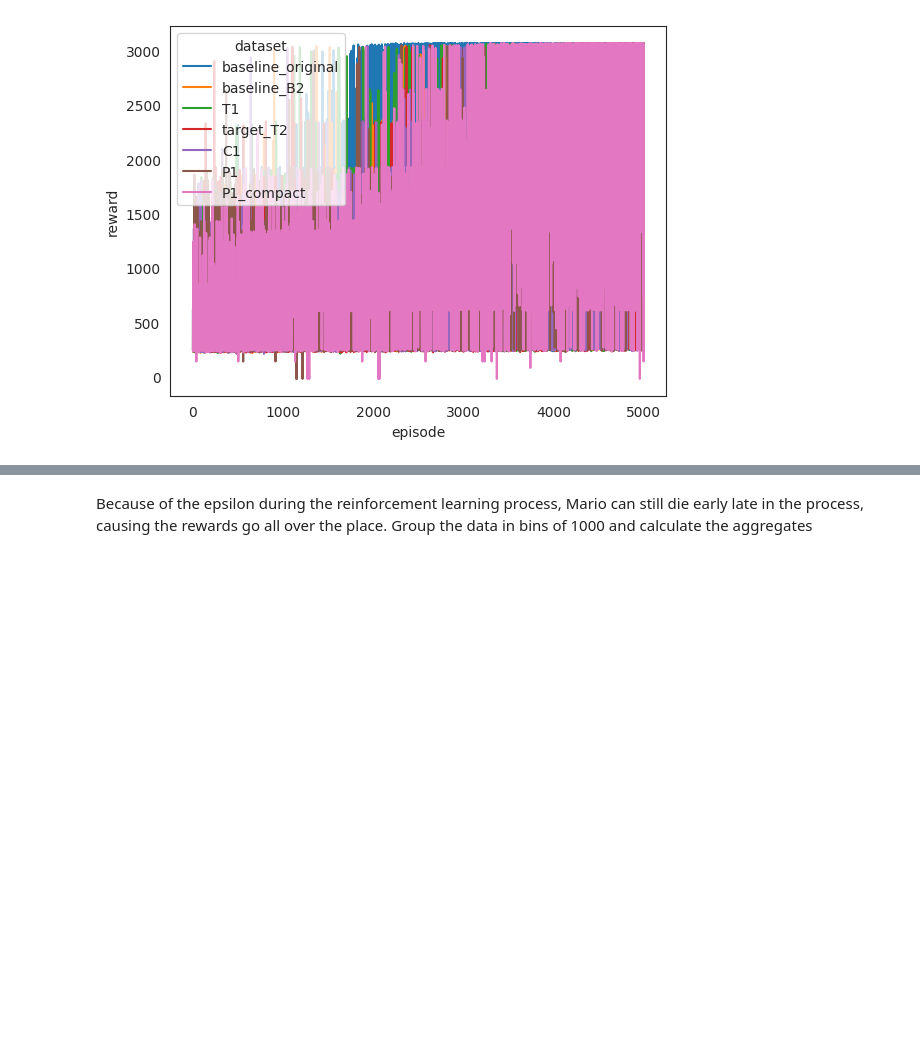
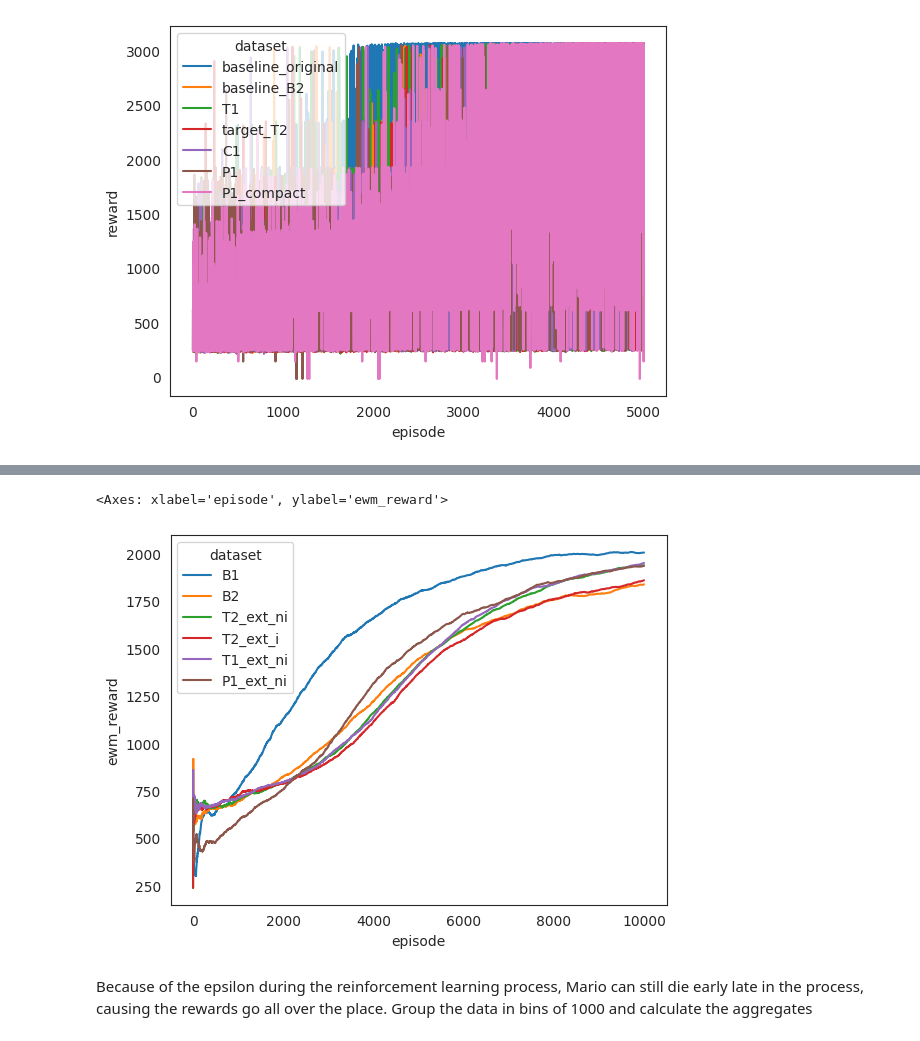
Before and after one commit to aggravated-monster/master, a Jupyter notebook: mario_visualisation/train.ipynb, the cells around one changed output, grey strips where cells are left out. Drawn from its saved outputs; the diff is of its cells as text; code cells hidden in the pictures; blank space fills up the shorter version.

```diff
--- a/mario_visualisation/train.ipynb
+++ b/mario_visualisation/train.ipynb
@@ -61,0 +84,19 @@ df_episodes7.head(5)
+# %%
+df_episodes13 = pd.read_csv("../results/20240510-09.15.32_T2_ext_i/logs/explain/20240510-09.15.32_T2_ext_i_episodes.csv", header=None)
+# add column names
+df_episodes13.columns =['timestamp', 'name', 'seed', 'total_steps', 'episode', 'episode_steps', 'reward', 'distance', 'velocity', 'game_time', 'game_score', 'flag', 'loss', 'epsilon', 'dataset']
+df_episodes13['ewm_reward'] = df_episodes13['reward'].ewm(alpha=0.0001).mean()
+df_episodes13['ewm_wins'] = df_episodes13['flag'].ewm(alpha=0.0001).mean()
+# %%
+df_episodes14 = pd.read_csv("../results/20240511-11.23.06_T1_ext_ni/logs/explain/20240511-11.23.06_T1_ext_ni_episodes.csv", header=None)
+# add column names
+df_episodes14.columns =['timestamp', 'name', 'seed', 'total_steps', 'episode', 'episode_steps', 'reward', 'distance', 'velocity', 'game_time', 'game_score', 'flag', 'loss', 'epsilon', 'dataset']
+df_episodes14['ewm_reward'] = df_episodes14['reward'].ewm(alpha=0.0001).mean()
+df_episodes14['ewm_wins'] = df_episodes14['flag'].ewm(alpha=0.0001).mean()
+# %%
+df_episodes15 = pd.read_csv("../results/20240512-10.23.55_P1_ext_ni/logs/explain/20240512-10.23.55_P1_ext_ni_episodes.csv", header=None)
+# add column names
+df_episodes15.columns =['timestamp', 'name', 'seed', 'total_steps', 'episode', 'episode_steps', 'reward', 'distance', 'velocity', 'game_time', 'game_score', 'flag', 'loss', 'epsilon', 'dataset']
+df_episodes15['ewm_reward'] = df_episodes15['reward'].ewm(alpha=0.0001).mean()
+df_episodes15['ewm_wins'] = df_episodes15['flag'].ewm(alpha=0.0001).mean()
+df_episodes15.head(5)
@@ -64,3 +128,5 @@ concatenated = pd.concat([df_episodes1, df_episodes2, df_episodes3, df_episodes4
+# %%
+concatenated_10000_ext = pd.concat([df_episodes8, df_episodes9, df_episodes12, df_episodes13, df_episodes14, df_episodes15])
 # %% [markdown]
 - total_steps: the total of steps executed during the run
 - episode: the episode over which the data is aggregated
@@ -88,3 +159,8 @@ sns.lineplot(x='episode', y='ewm_reward', data=concatenated, hue='dataset')
+# %%
+sns.lineplot(x='episode', y='ewm_reward', data=concatenated_10000_ext, hue='dataset')
+# %% [output]
+<Axes: xlabel='episode', ylabel='ewm_reward'>
+[figure, added]
 # %% [markdown]
 Because of the epsilon during the reinforcement learning process, Mario can still die early late in the process, causing the rewards go all over the place.
 Group the data in bins of 1000 and calculate the aggregates
```
Also changed, not shown: parts of 24 cells of this notebook, 14 other files.
